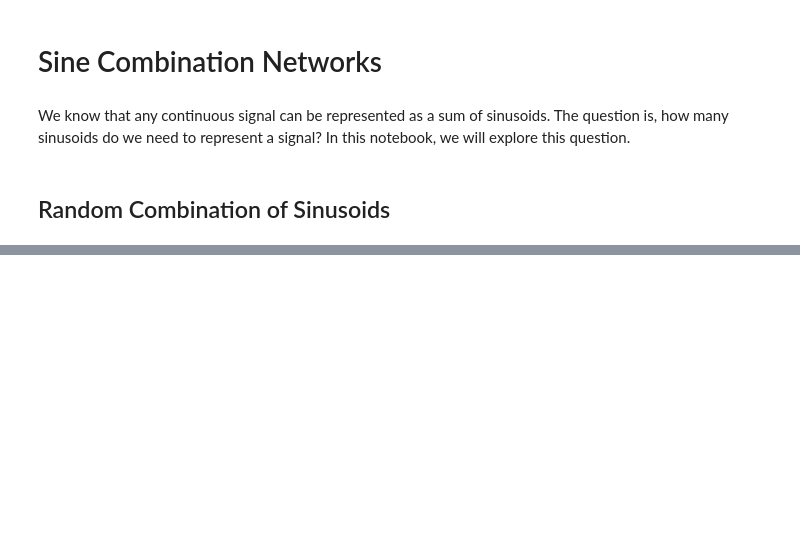
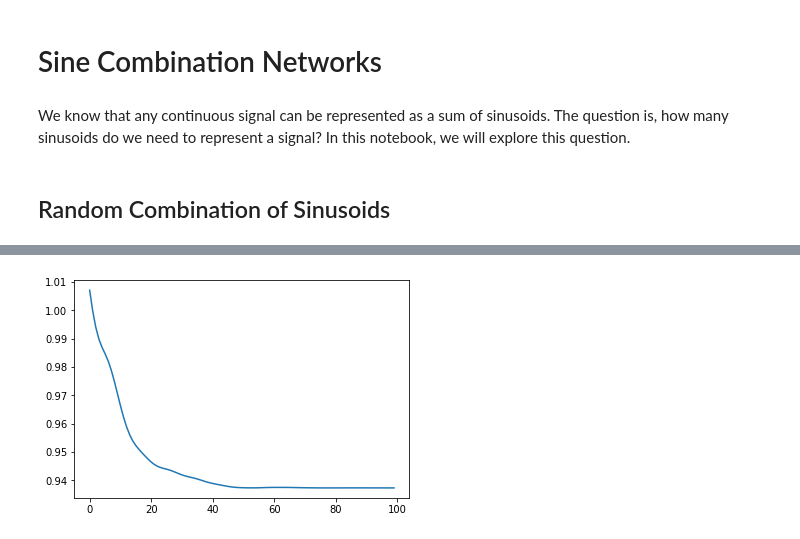
Before and after one commit to patel-zeel/blog, a Jupyter notebook: posts/2023-04-29-sine-combo.ipynb, the cells around one changed output, grey strips where cells are left out. Drawn from its saved outputs; the diff is of its cells as text; code cells hidden in the pictures; blank space fills up the shorter version.

```diff
--- a/posts/2023-04-29-sine-combo.ipynb
+++ b/posts/2023-04-29-sine-combo.ipynb
@@ -35,0 +43,23 @@ plt.plot(jnp.sin(support)+jnp.sin(2*support))
+# %%
+key = jax.random.PRNGKey(2)
+epochs = 100
+
+weights = get_weights()
+initial_loss = loss_fn(weights, x, y)
+optimizer = optax.adam(1e-2)
+state = optimizer.init(weights)
+
+value_and_grad_fn = jax.jit(jax.value_and_grad(loss_fn))
+weights_history = []
+loss_history = []
+loss, grads = value_and_grad_fn(weights, x, y)
+for epoch in range(epochs):
+    updates, state = optimizer.update(grads, state)
+    weights = optax.apply_updates(weights, updates)
+    loss, grads = value_and_grad_fn(weights, x, y)
+    weights_history.append(weights)
+    loss_history.append(loss)
+
+plt.plot(loss_history);
+# %% [output]
+[figure, added]
```
Also changed, not shown: parts of 7 cells of this notebook.
